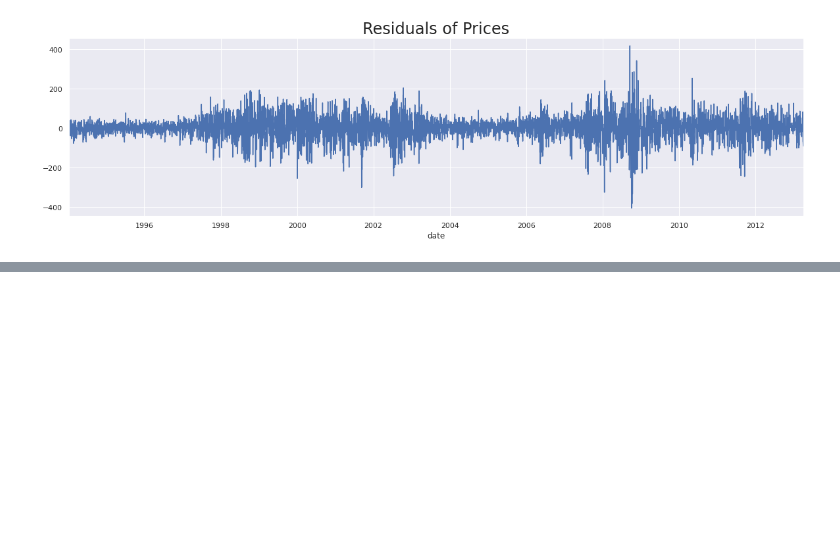
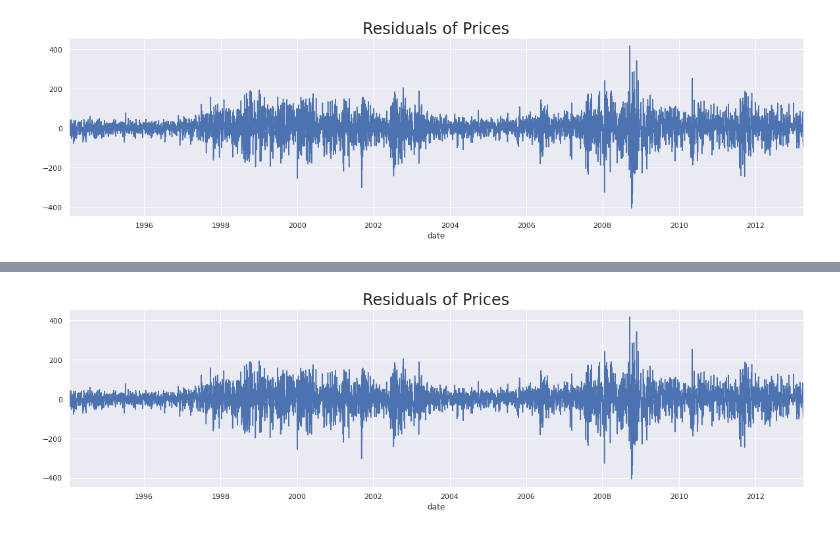
Before and after one commit to virf96/Proyectos, a Jupyter notebook: Consideraciones_y_Modelo_autorregresivo_AR_Precios.ipynb, the cells around one changed output, grey strips where cells are left out. Drawn from its saved outputs; the diff is of its cells as text; code cells hidden in the pictures; blank space fills up the shorter version.

```diff
--- a/Consideraciones_y_Modelo_autorregresivo_AR_Precios.ipynb
+++ b/Consideraciones_y_Modelo_autorregresivo_AR_Precios.ipynb
@@ -530,0 +876,8 @@ plt.show()
+# %%
+#Veamos un gráfico de los residuos
+#La gráfica se asemeja a ruido blanco es decir no hay ningún patrón
+df.res_price[1:].plot(figsize=(20,5))
+plt.title("Residuals of Prices",size=24)
+plt.show()
+# %% [output]
+[figure, added]
```
Also changed, not shown: parts of 24 cells of this notebook.
